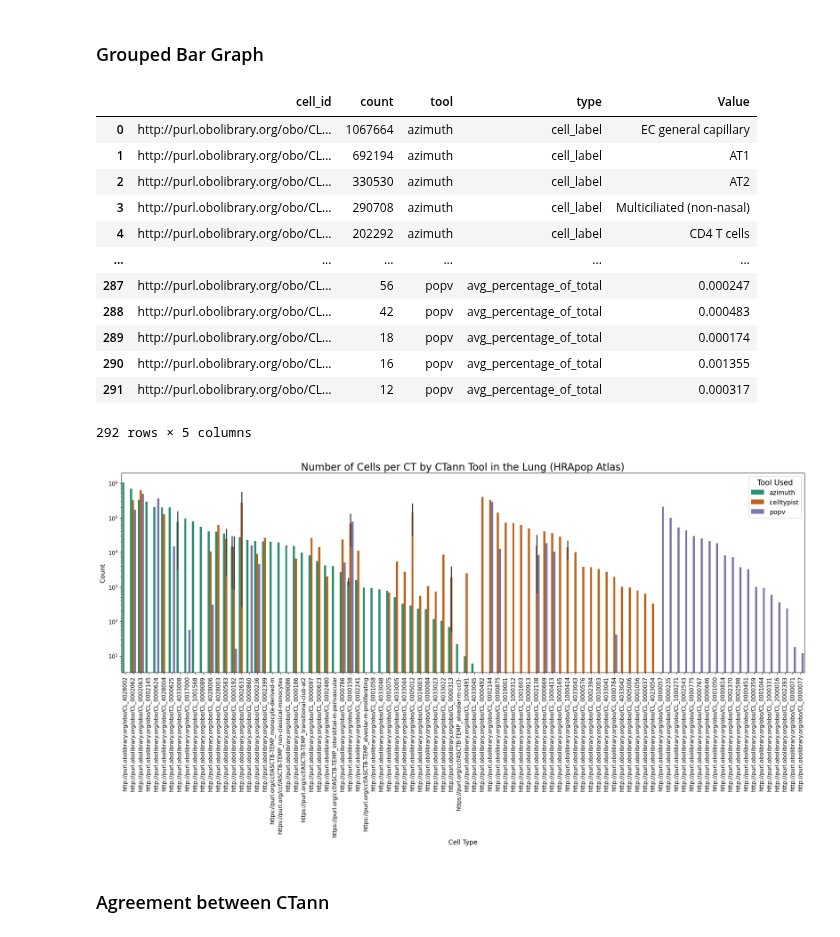
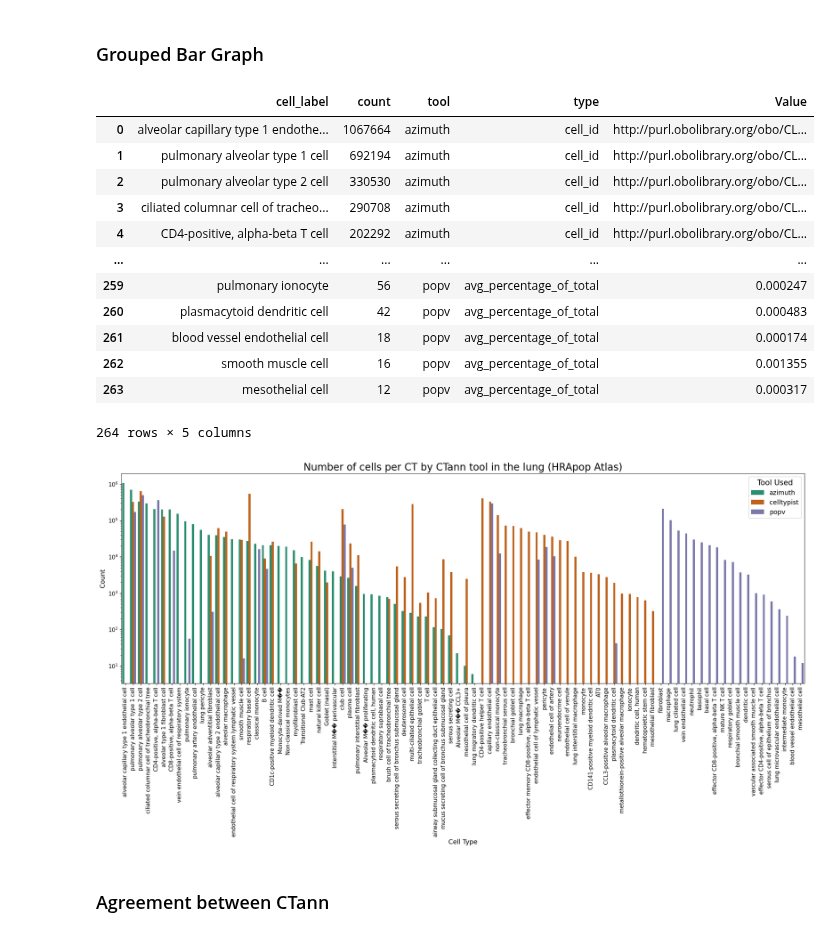
Before and after one commit to cns-iu/hra-pop-notebooks, a Jupyter notebook: cfde_lung.ipynb, the cells around one changed output. Saved outputs shown, nothing was run; the diff lists cells and outputs as text; code cells hidden in the pictures.

```diff
--- a/cfde_lung.ipynb
+++ b/cfde_lung.ipynb
@@ -96,48 +95,48 @@ df_lung_dataset_cell_summaries_by_ctann
 # %%
 # Melt to long format
 df_long_bar = df_lung_ctann_cell_summaries.melt(
-    id_vars=['cell_id', 'count', 'tool'], var_name='type', value_name='Value')
+    id_vars=['cell_label', 'count', 'tool'], var_name='type', value_name='Value')
 df_long_bar
 # %% [output]
-|  | cell_id | count | tool | type | Value |
-| 0 | http://purl.obolibrary.org/obo/CL... | 1067664 | azimuth | cell_label | EC general capillary |
-| 1 | http://purl.obolibrary.org/obo/CL... | 692194 | azimuth | cell_label | AT1 |
-| 2 | http://purl.obolibrary.org/obo/CL... | 330530 | azimuth | cell_label | AT2 |
-| 3 | http://purl.obolibrary.org/obo/CL... | 290708 | azimuth | cell_label | Multiciliated (non-nasal) |
-| 4 | http://purl.obolibrary.org/obo/CL... | 202292 | azimuth | cell_label | CD4 T cells |
+|  | cell_label | count | tool | type | Value |
+| 0 | alveolar capillary type 1 endothe... | 1067664 | azimuth | cell_id | http://purl.obolibrary.org/obo/CL... |
+| 1 | pulmonary alveolar type 1 cell | 692194 | azimuth | cell_id | http://purl.obolibrary.org/obo/CL... |
+| 2 | pulmonary alveolar type 2 cell | 330530 | azimuth | cell_id | http://purl.obolibrary.org/obo/CL... |
+| 3 | ciliated columnar cell of tracheo... | 290708 | azimuth | cell_id | http://purl.obolibrary.org/obo/CL... |
+| 4 | CD4-positive, alpha-beta T cell | 202292 | azimuth | cell_id | http://purl.obolibrary.org/obo/CL... |
 | ... | ... | ... | ... | ... | ... |
-| 287 | http://purl.obolibrary.org/obo/CL... | 56 | popv | avg_percentage_of_total | 0.000247 |
-| 288 | http://purl.obolibrary.org/obo/CL... | 42 | popv | avg_percentage_of_total | 0.000483 |
-| 289 | http://purl.obolibrary.org/obo/CL... | 18 | popv | avg_percentage_of_total | 0.000174 |
-| 290 | http://purl.obolibrary.org/obo/CL... | 16 | popv | avg_percentage_of_total | 0.001355 |
-| 291 | http://purl.obolibrary.org/obo/CL... | 12 | popv | avg_percentage_of_total | 0.000317 |
+| 259 | pulmonary ionocyte | 56 | popv | avg_percentage_of_total | 0.000247 |
+| 260 | plasmacytoid dendritic cell | 42 | popv | avg_percentage_of_total | 0.000483 |
+| 261 | blood vessel endothelial cell | 18 | popv | avg_percentage_of_total | 0.000174 |
+| 262 | smooth muscle cell | 16 | popv | avg_percentage_of_total | 0.001355 |
+| 263 | mesothelial cell | 12 | popv | avg_percentage_of_total | 0.000317 |
-292 rows × 5 columns
+264 rows × 5 columns
 # %%
 # Plot grouped bars
-g = sns.barplot(data=df_long_bar, x='cell_id',
+g = sns.barplot(data=df_long_bar, x='cell_label',
                 y='count', hue='tool', palette='Dark2')
 
 # Rotate x-axis labels
 plt.xticks(rotation=90)
 
 # log scale
 plt.yscale('log')
 
 # set axis labels
 plt.xlabel('Cell Type')
 plt.ylabel('Count')
 
 # set title
-plt.title('Number of Cells per CT by CTann Tool in the Lung (HRApop Atlas)')
+plt.title('Number of cells per CT by CTann tool in the lung (HRApop Atlas)')
 
 # Change legend title
 plt.legend(title="Tool Used")
 
 # Show plot
 plt.tight_layout()
 plt.show()
 # %% [output]
-[figure, old version]
+[figure, new version]
 # %% [markdown]
 ### Agreement between CTann
 # %%
```
Also changed, not shown: parts of 7 cells of this notebook.
